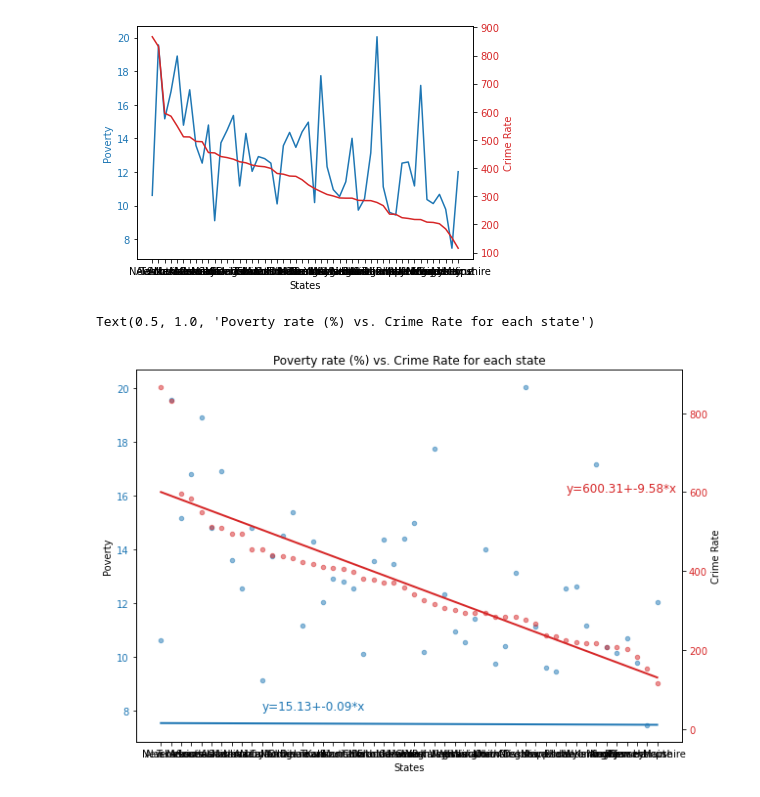
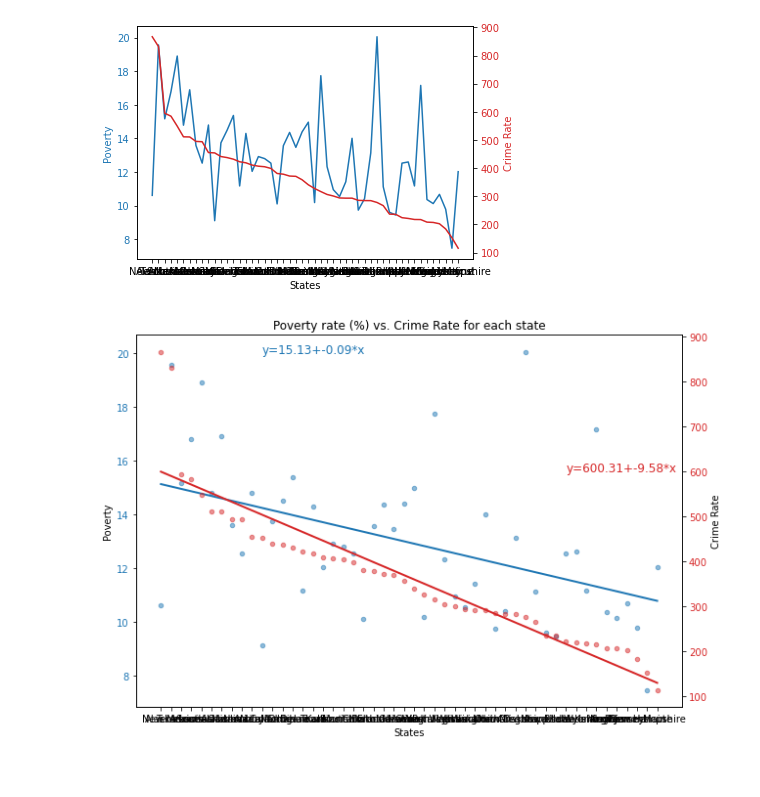
Before and after one commit to YaejiS/Income-inequality-vs-crime, a Jupyter notebook: income inequality vs crime.ipynb, the cells around one changed output. Saved outputs shown, nothing was run; the diff lists cells and outputs as text; code cells hidden in the pictures.

```diff
--- a/income inequality vs crime.ipynb
+++ b/income inequality vs crime.ipynb
@@ -272,28 +273,39 @@ plt.show()
 # %%
 # Polynomial
 poverty_fit = np.polyfit(data3.index, data3['Poverty'], 1)
 crime_fit = np.polyfit(data3.index, data3['Crime Rate'], 1)
 
 # Scatter plot
 color1 = 'tab:blue'
 ax1 = data3.plot(kind='scatter', x='States', y='Poverty', color=color1, alpha=0.5, figsize=(10, 7))
 ax1.tick_params(axis='y', labelcolor=color1)
 
 ax2 = ax1.twinx()
 color2 = 'tab:red'
 data3.plot(kind='scatter', x='States', y= 'Crime Rate', color=color2, alpha=0.5, figsize=(10, 7), ax=ax2)
 ax2.tick_params(axis='y', labelcolor=color2)
 
 # Regression lines
-plt.plot(data3.index, poverty_fit[0] * data3.index + poverty_fit[1], color=color1, linewidth=2)
+plt.xticks(rotation=70)
+ax1.plot(data3.index, poverty_fit[0] * data3.index + poverty_fit[1], color=color1, linewidth=2)
 ax2.plot(data3.index, crime_fit[0] * data3.index + crime_fit[1], color=color2, linewidth=2)
+# ax2.set_xticklabels(xticklabels, rotation = 45, ha="right")
 
 # Regression equation
-ax2.text(10, 50, 'y={:.2f}+{:.2f}*x'.format(poverty_fit[1], poverty_fit[0]), color=color1, size=12)
+ax1.text(10, 20, 'y={:.2f}+{:.2f}*x'.format(poverty_fit[1], poverty_fit[0]), color=color1, size=12)
 ax2.text(40, 600, 'y={:.2f}+{:.2f}*x'.format(crime_fit[1], crime_fit[0]), color=color2, size=12)
+
+# for label in ax2.get_xticklabels():
+#     label.set_rotation('vertical')
+
+# ax2.set_xticks(data3['States'])
 
 # legend, title
 plt.title('Poverty rate (%) vs. Crime Rate for each state')
+
+plt.show()
+# for label in ax2.get_xticklabels():
+#   label.set_rotation(45)
+#   label.set_ha('right')
 # %% [output]
-Text(0.5, 1.0, 'Poverty rate (%) vs. Crime Rate for each state')
-[figure, old version]
+[figure, new version]
```
Also changed, not shown: parts of 3 cells of this notebook.
